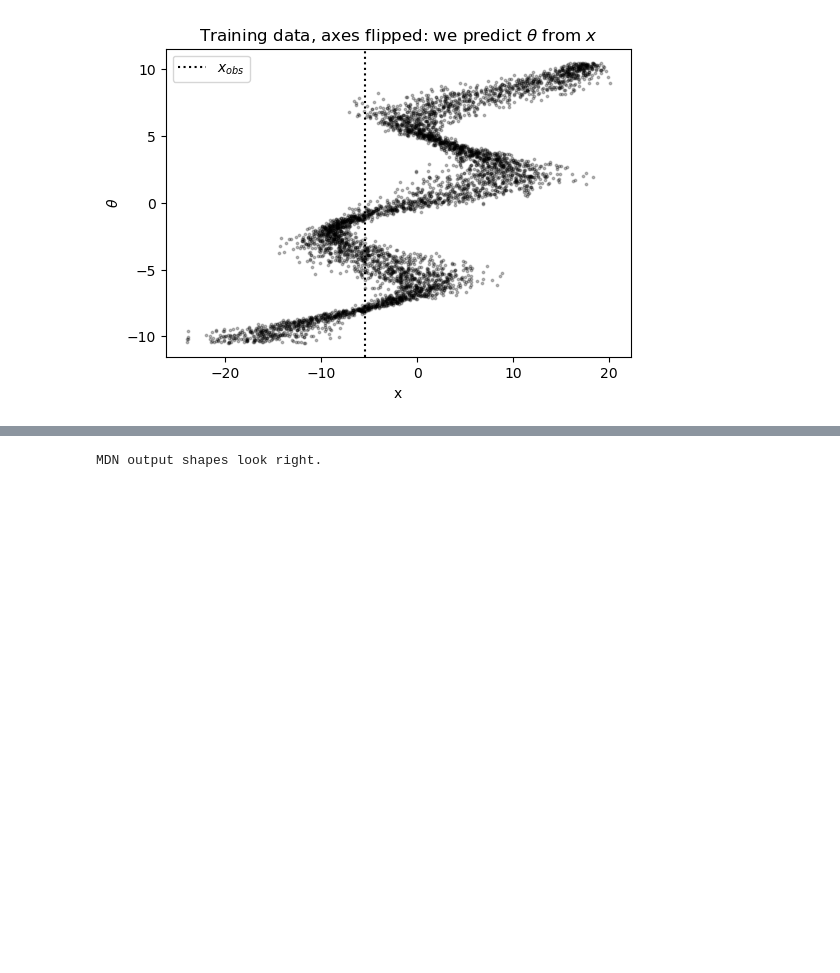
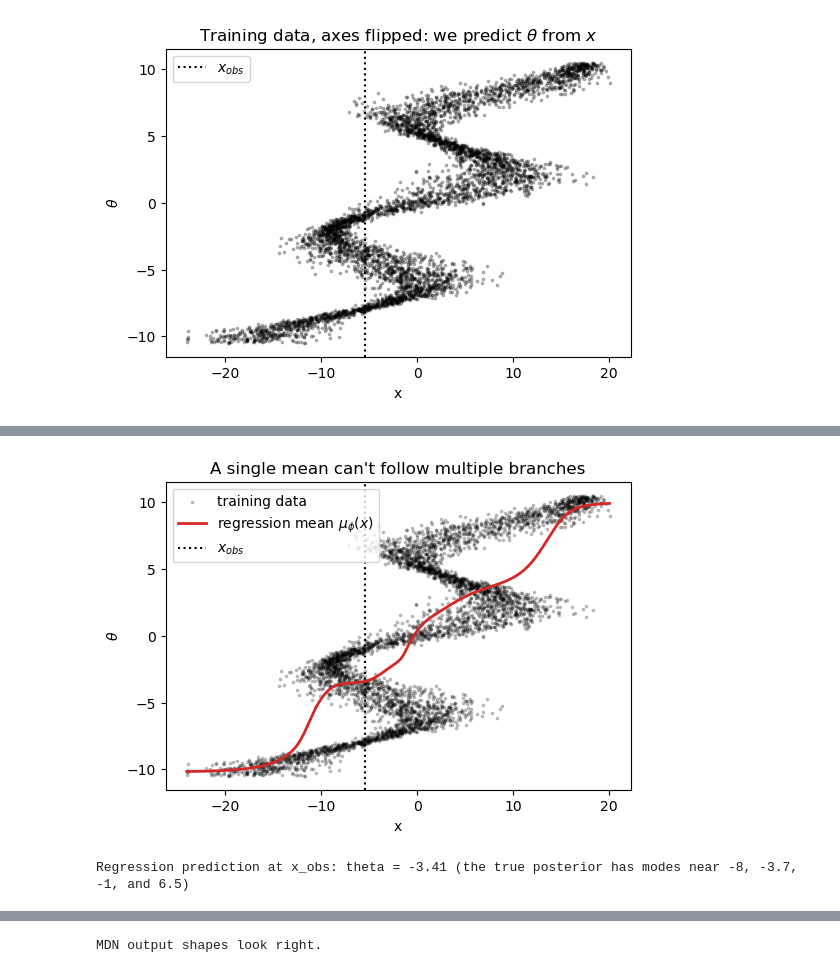
Before and after one commit to rdgao/road2sbi, a Jupyter notebook: exercises/exercise_2_mdn.ipynb, the cells around one changed output, grey strips where cells are left out. Cells and saved outputs as stored; diff of their text form; code cells hidden in the pictures; blank space fills up the shorter version.

```diff
--- a/exercises/exercise_2_mdn.ipynb
+++ b/exercises/exercise_2_mdn.ipynb
@@ -87,3 +91,49 @@ theta_train_t (5000, 1), x_train_t (5000, 1)
+# %%
+class RegressionNet(nn.Module):
+    """Predicts a single mean mu(x). Std is fixed at 1, so training this by Gaussian NLL is just squared-error regression."""
+
+    def __init__(self, n_hidden=64, x_scale=10.0):
+        super().__init__()
+        self.x_scale = x_scale
+        self.mlp = nn.Sequential(
+            nn.Linear(1, n_hidden), nn.Tanh(),
+            nn.Linear(n_hidden, n_hidden), nn.Tanh(),
+            nn.Linear(n_hidden, 1),
+        )
+
+    def forward(self, x):
+        return self.mlp(x / self.x_scale)
+
+torch.manual_seed(SEED)
+baseline = RegressionNet()
+optimizer = torch.optim.Adam(baseline.parameters(), lr=3e-3)
+for step in range(2000):
+    optimizer.zero_grad()
+    mu = baseline(x_train_t)
+    loss = 0.5 * ((theta_train_t - mu) ** 2).mean()  # Gaussian NLL with sigma fixed at 1, dropping the theta-independent constant
+    loss.backward()
+    optimizer.step()
+
+x_line = torch.linspace(x_train_t.min(), x_train_t.max(), 300)[:, None]
+with torch.no_grad():
+    mu_line = baseline(x_line)
+
+plt.figure(figsize=(6, 4))
+plt.scatter(x_train_t.numpy(), theta_train_t.numpy(), s=3, c="k", alpha=0.2, label="training data")
+plt.plot(x_line.numpy(), mu_line.numpy(), color="C3", lw=2, label=r"regression mean $\mu_\phi(x)$")
+plt.axvline(x_obs, color="k", ls=":", label=r"$x_{obs}$")
+plt.xlabel("x")
+plt.ylabel(r"$\theta$")
+plt.title("A single mean can't follow multiple branches")
+plt.legend()
+plt.show()
+
+with torch.no_grad():
+    mu_at_obs = baseline(torch.tensor([[x_obs]])).item()
+print(f"Regression prediction at x_obs: theta = {mu_at_obs:.2f} (the true posterior has modes near -8, -3.7, -1, and 6.5)")
+# %% [output]
+[figure, added]
+Regression prediction at x_obs: theta = -3.41 (the true posterior has modes near -8, -3.7, -1, and 6.5)
 # %% [markdown]
 ## The mixture density network
 
```
Also changed, not shown: parts of 7 cells of this notebook, 2 other files.
